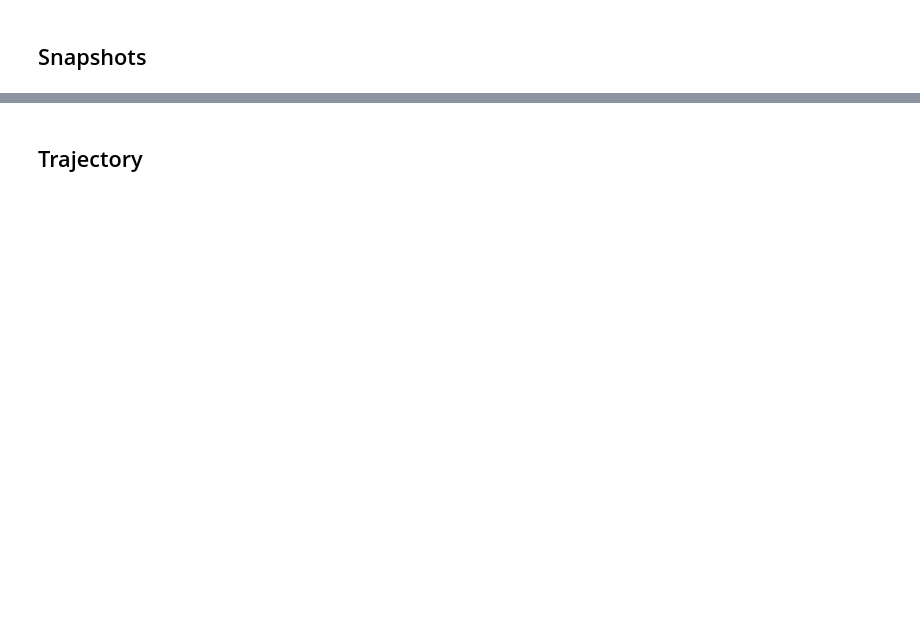
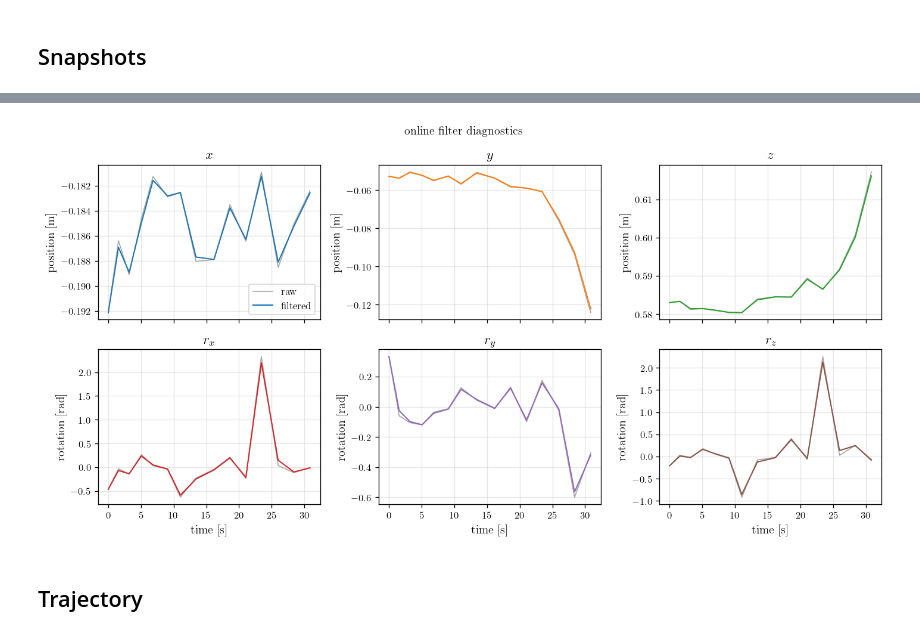
Before and after one commit to Mcibula/active-vision, a Jupyter notebook: experiments/traj_test.ipynb, the cells around one changed output, grey strips where cells are left out. Saved outputs shown, nothing was run; the diff lists cells and outputs as text; code cells hidden in the pictures; blank space fills up the shorter version.

```diff
--- a/experiments/traj_test.ipynb
+++ b/experiments/traj_test.ipynb
@@ -90,0 +97,14 @@ obj, traj.num_valid
+# %%
+diag = obj.pose_diagnostics
+
+if not diag:
+    print('No pose diagnostics stored in this scene.')
+else:
+    for key in ('solver', 'reason'):
+        vals = [str(d.get(key)) for d in diag]
+        labels, freqs = np.unique(vals, return_counts=True)
+        print(key)
+        for label, freq in zip(labels, freqs):
+            print(f'  {label}: {freq}')
+
+    diag[-1]
@@ -108,0 +224,64 @@ pos.shape, rot.shape
+# %%
+filter_diag = [
+    d for d in diag
+    if d.get('success')
+    and d.get('raw_pose') is not None
+    and d.get('filtered_pose') is not None
+]
+
+if filter_diag:
+    ft = np.array([d['timestamp'] for d in filter_diag], dtype=np.float64)
+    ft = ft - ft[0]
+    raw_pose = np.array([d['raw_pose'] for d in filter_diag], dtype=np.float32)
+    filt_pose = np.array([d['filtered_pose'] for d in filter_diag], dtype=np.float32)
+    filter_title = 'online filter diagnostics'
+else:
+    ft = t
+    raw_pose = np.hstack([pos, rot]).astype(np.float32)
+    filters = [OneEuroFilter(min_cutoff=1.0, beta=0.2, d_cutoff=1.0) for _ in range(6)]
+    filt_pose = np.array([
+        [f(value, t=float(ti)) for f, value in zip(filters, pose)]
+        for ti, pose in zip(ft, raw_pose)
+    ], dtype=np.float32)
+    filter_title = 'offline filter preview'
+    print('No raw/filtered diagnostics stored in this scene; using trajectory as offline input.')
+
+delta = filt_pose - raw_pose
+pos_rms = np.sqrt(np.mean((delta[:, :3] * 100) ** 2, axis=0))
+rot_rms = np.sqrt(np.mean(np.rad2deg(delta[:, 3:]) ** 2, axis=0))
+
+print(f'{filter_title}: {len(raw_pose)} poses')
+print(f'position RMS [cm]: {pos_rms}')
+print(f'rotation RMS [deg]: {rot_rms}')
+
+filter_summary = {
+    'mode': filter_title,
+    'num_poses': int(len(raw_pose)),
+    'position_rms_cm': pos_rms.tolist(),
+    'rotation_rms_deg': rot_rms.tolist(),
+}
+
+fig, axs = plt.subplots(nrows=2, ncols=3, figsize=(12, 6), sharex=True)
+
+for i, label in enumerate(('x', 'y', 'z')):
+    ax = axs[0, i]
+    ax.plot(ft, raw_pose[:, i], color='0.65', linewidth=1, label='raw')
+    ax.plot(ft, filt_pose[:, i], color=f'C{i}', linewidth=1.25, label='filtered')
+    ax.set_title(rf'${label}$')
+    ax.set_ylabel(r'position $[\mathrm{m}]$')
+    ax.grid(alpha=0.3)
+
+for i, label in enumerate(('r_x', 'r_y', 'r_z')):
+    ax = axs[1, i]
+    ax.plot(ft, np.unwrap(raw_pose[:, i + 3]), color='0.65', linewidth=1, label='raw')
+    ax.plot(ft, np.unwrap(filt_pose[:, i + 3]), color=f'C{i + 3}', linewidth=1.25, label='filtered')
+    ax.set_title(rf'${label}$')
+    ax.set_ylabel(r'rotation $[\mathrm{rad}]$')
+    ax.set_xlabel(r'time $[\mathrm{s}]$')
+    ax.grid(alpha=0.3)
+
+axs[0, 0].legend()
+fig.suptitle(filter_title)
+fig.tight_layout()
+plt.show()
+# %% [output]
@@ -109,3 +291,4 @@ pos.shape, rot.shape
+[figure, added]
 # %% [markdown]
 ## Trajectory
 # %%
```
Also changed, not shown: parts of 18 cells of this notebook.
